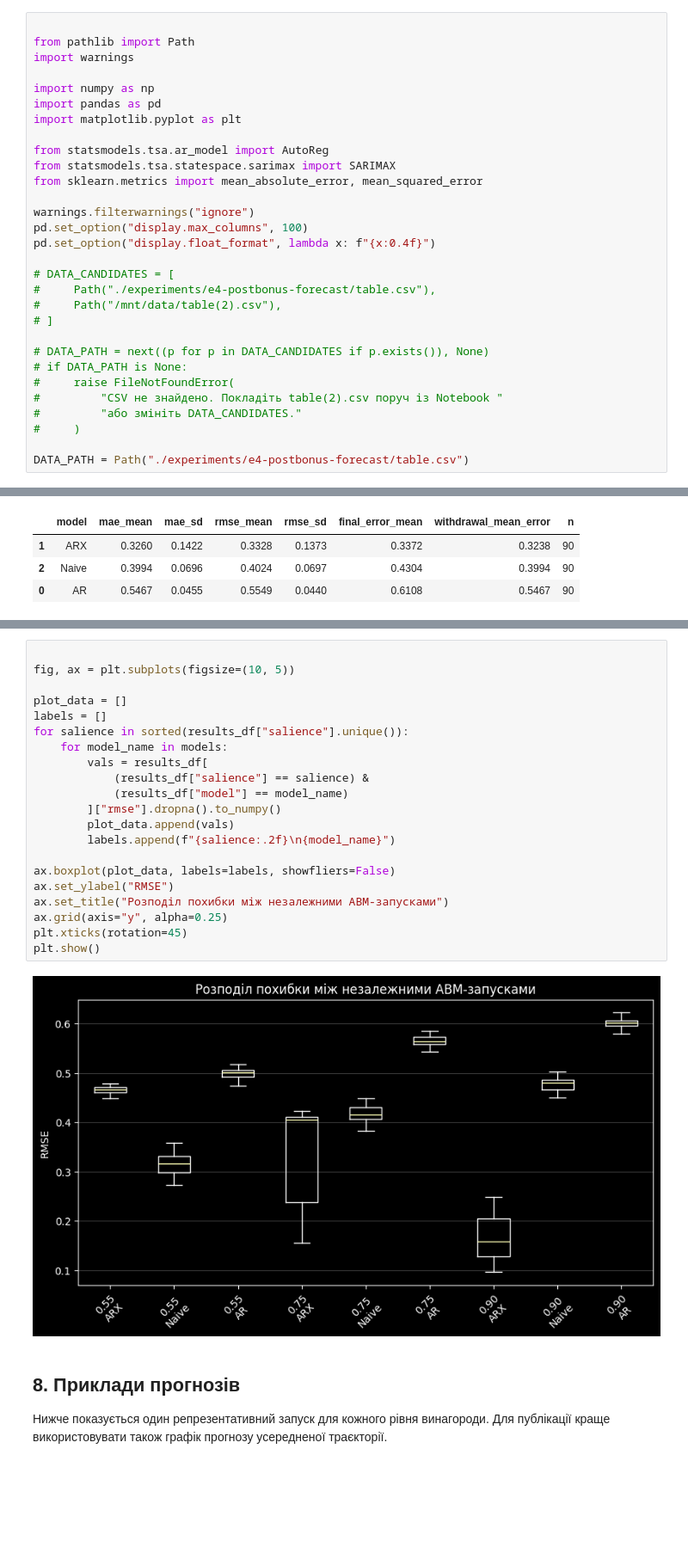
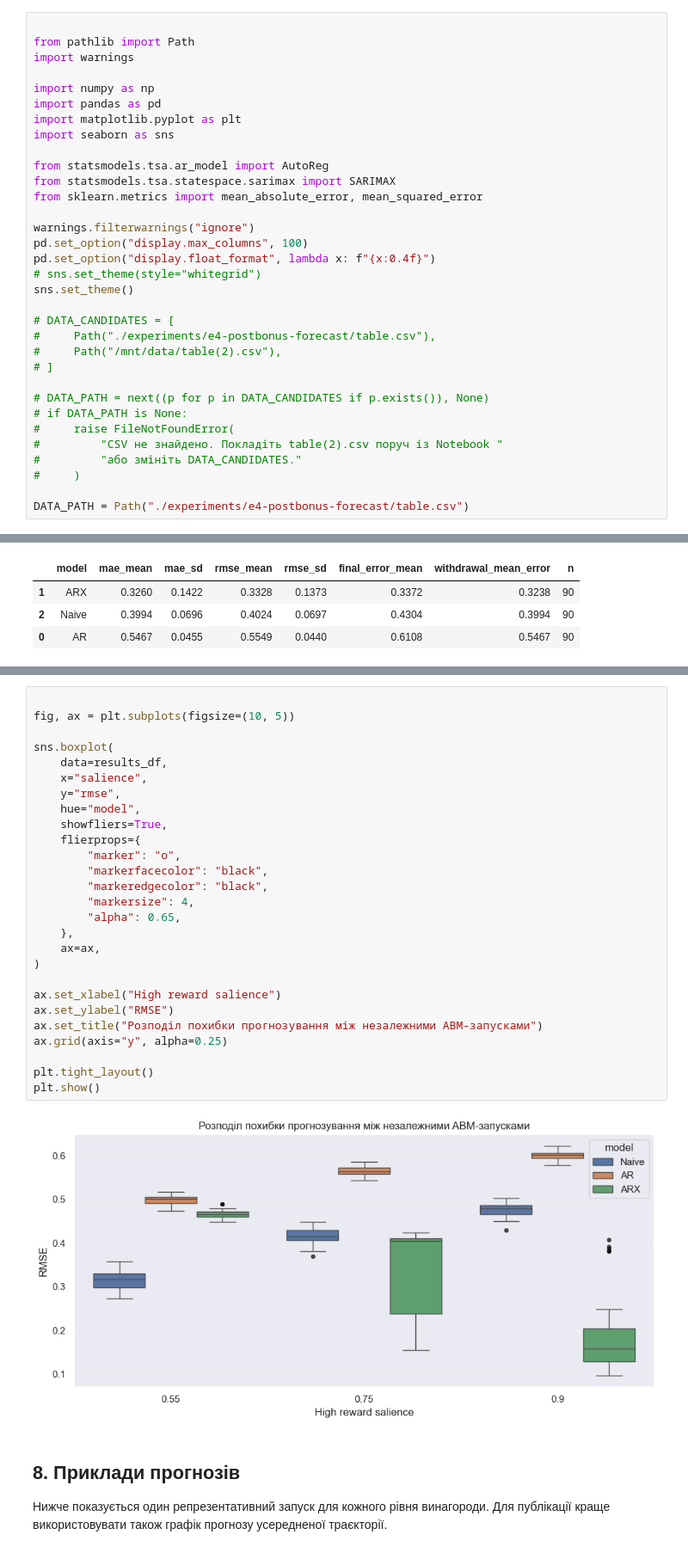
Before and after one commit to igorshubovych/reward-habits-model, a Jupyter notebook: abm_autoregression_analysis.ipynb, the cells around one changed output, grey strips where cells are left out. Shown at 86% size. Saved outputs shown, nothing was run; the diff lists cells and outputs as text; blank space fills up the shorter version.

```diff
--- a/abm_autoregression_analysis.ipynb
+++ b/abm_autoregression_analysis.ipynb
@@ -23,6 +23,7 @@ import warnings
 import numpy as np
 import pandas as pd
 import matplotlib.pyplot as plt
+import seaborn as sns
 
 from statsmodels.tsa.ar_model import AutoReg
 from statsmodels.tsa.statespace.sarimax import SARIMAX
@@ -31,6 +32,8 @@ from sklearn.metrics import mean_absolute_error, mean_squared_error
 warnings.filterwarnings("ignore")
 pd.set_option("display.max_columns", 100)
 pd.set_option("display.float_format", lambda x: f"{x:0.4f}")
+# sns.set_theme(style="whitegrid")
+sns.set_theme()
 
 # DATA_CANDIDATES = [
 #     Path("./experiments/e4-postbonus-forecast/table.csv"),
@@ -536,26 +539,32 @@ plt.show()
 # %%
 
 fig, ax = plt.subplots(figsize=(10, 5))
 
-plot_data = []
-labels = []
-for salience in sorted(results_df["salience"].unique()):
-    for model_name in models:
-        vals = results_df[
-            (results_df["salience"] == salience) &
-            (results_df["model"] == model_name)
-        ]["rmse"].dropna().to_numpy()
-        plot_data.append(vals)
-        labels.append(f"{salience:.2f}\n{model_name}")
+sns.boxplot(
+    data=results_df,
+    x="salience",
+    y="rmse",
+    hue="model",
+    showfliers=True,
+    flierprops={
+        "marker": "o",
+        "markerfacecolor": "black",
+        "markeredgecolor": "black",
+        "markersize": 4,
+        "alpha": 0.65,
+    },
+    ax=ax,
+)
 
-ax.boxplot(plot_data, labels=labels, showfliers=False)
+ax.set_xlabel("High reward salience")
 ax.set_ylabel("RMSE")
-ax.set_title("Розподіл похибки між незалежними ABM-запусками")
+ax.set_title("Розподіл похибки прогнозування між незалежними ABM-запусками")
 ax.grid(axis="y", alpha=0.25)
-plt.xticks(rotation=45)
+
+plt.tight_layout()
 plt.show()
 # %% [output]
-[figure, old version]
+[figure, new version]
 # %% [markdown]
 
 ## 8. Приклади прогнозів
```
Also changed, not shown: parts of 4 cells of this notebook.
